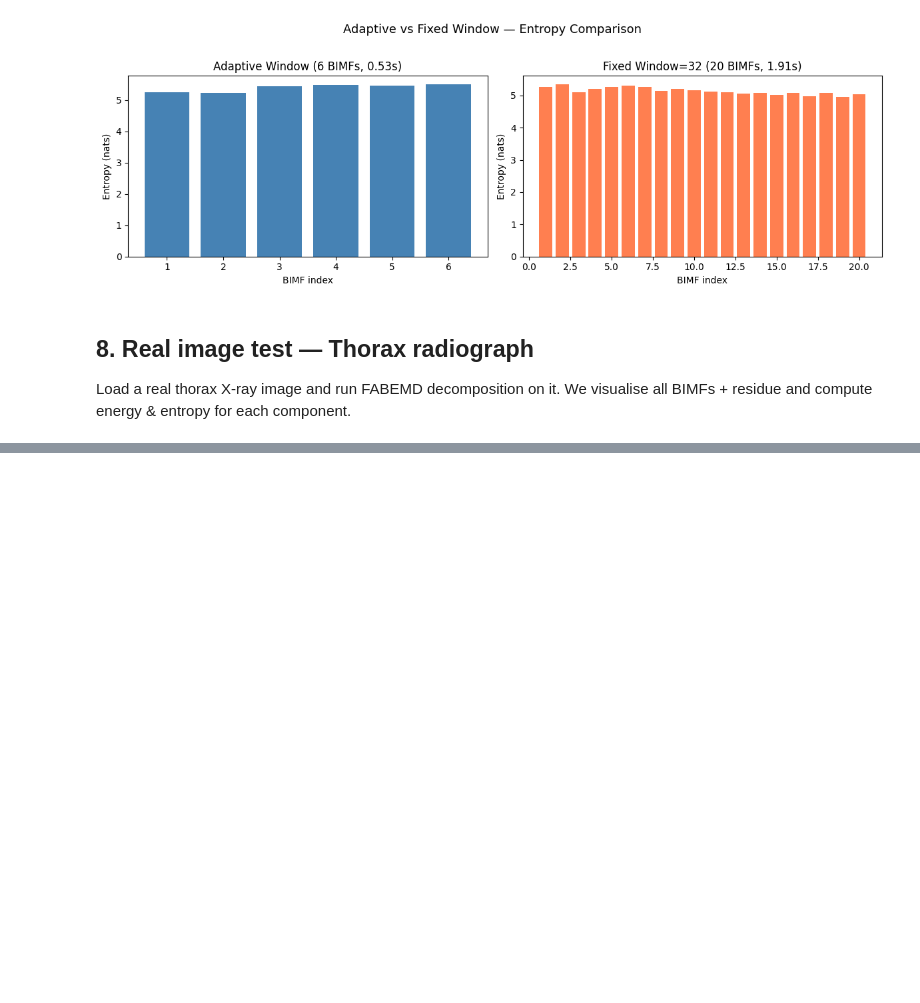
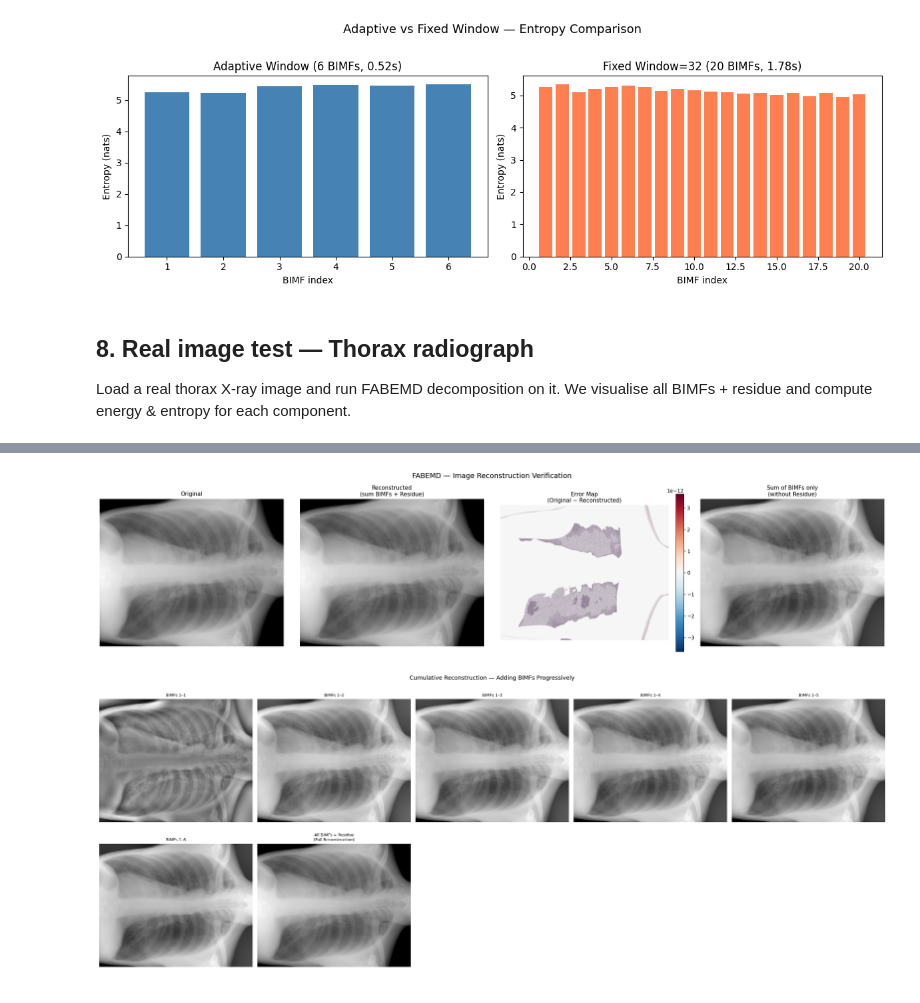
Before and after one commit to Madeena-software/pace_implementation, a Jupyter notebook: fabemd.ipynb, the cells around one changed output, grey strips where cells are left out. Cells and saved outputs as stored; diff of their text form; code cells hidden in the pictures; blank space fills up the shorter version.

```diff
--- a/fabemd.ipynb
+++ b/fabemd.ipynb
@@ -541,0 +565,76 @@ print(f"\nReconstruction error (max |original - (sum BIMFs + residue)|): {max_er
+# %%
+# --- Reconstruct image from BIMFs + Residue ---
+
+# Sum all BIMFs
+bimf_sum = sum(real_bimfs)
+bimf_sum_np = _to_numpy(bimf_sum)
+
+# Full reconstruction = sum(BIMFs) + residue
+reconstructed = bimf_sum + real_residue
+reconstructed_np = _to_numpy(reconstructed)
+
+# Compute error map
+error_map = real_img - reconstructed_np
+
+print("=== Reconstruction Summary ===")
+print(f"  Original shape:       {real_img.shape}")
+print(f"  # BIMFs used:         {len(real_bimfs)}")
+print(f"  Original range:       [{real_img.min():.2f}, {real_img.max():.2f}]")
+print(f"  Reconstructed range:  [{reconstructed_np.min():.2f}, {reconstructed_np.max():.2f}]")
+print(f"  Max absolute error:   {np.max(np.abs(error_map)):.2e}")
+print(f"  Mean absolute error:  {np.mean(np.abs(error_map)):.2e}")
+print(f"  RMSE:                 {np.sqrt(np.mean(error_map**2)):.2e}")
+
+# --- Side-by-side: Original vs Reconstructed vs Error ---
+fig, axes = plt.subplots(1, 4, figsize=(22, 5))
+
+axes[0].imshow(real_img, cmap='gray')
+axes[0].set_title('Original', fontsize=11)
+axes[0].axis('off')
+
+axes[1].imshow(reconstructed_np, cmap='gray')
+axes[1].set_title('Reconstructed\n(sum BIMFs + Residue)', fontsize=11)
+axes[1].axis('off')
+
+im_err = axes[2].imshow(error_map, cmap='RdBu_r', vmin=-np.max(np.abs(error_map)), vmax=np.max(np.abs(error_map)))
+axes[2].set_title('Error Map\n(Original − Reconstructed)', fontsize=11)
+axes[2].axis('off')
+plt.colorbar(im_err, ax=axes[2], fraction=0.046, pad=0.04)
+
+# Show what each BIMF contributes: cumulative reconstruction
+axes[3].imshow(bimf_sum_np, cmap='gray')
+axes[3].set_title('Sum of BIMFs only\n(without Residue)', fontsize=11)
+axes[3].axis('off')
+
+plt.suptitle('FABEMD — Image Reconstruction Verification', fontsize=14, y=1.02)
+plt.tight_layout()
+plt.show()
+
+# --- Cumulative reconstruction: adding BIMFs one-by-one ---
+n_bimfs = len(real_bimfs)
+ncols = min(n_bimfs + 1, 5)
+nrows = (n_bimfs + 1 + ncols - 1) // ncols
+
+fig, axes = plt.subplots(nrows, ncols, figsize=(5 * ncols, 5 * nrows))
+axes_flat = np.atleast_2d(axes).ravel()
+
+cumulative = _to_xp(np.zeros_like(real_img))
+for i, bimf in enumerate(real_bimfs):
+    cumulative = cumulative + bimf
+    ax = axes_flat[i]
+    ax.imshow(_to_numpy(cumulative), cmap='gray')
+    ax.set_title(f'BIMFs 1–{i+1}', fontsize=9)
+    ax.axis('off')
+
+# Final panel: cumulative + residue = full reconstruction
+axes_flat[n_bimfs].imshow(_to_numpy(cumulative + real_residue), cmap='gray')
+axes_flat[n_bimfs].set_title(f'All BIMFs + Residue\n(Full Reconstruction)', fontsize=9)
+axes_flat[n_bimfs].axis('off')
+
+for j in range(n_bimfs + 1, len(axes_flat)):
+    axes_flat[j].axis('off')
+
+plt.suptitle('Cumulative Reconstruction — Adding BIMFs Progressively', fontsize=13)
+plt.tight_layout()
+plt.show()
+# %% [output]
@@ -541,0 +649,2 @@ print(f"\nReconstruction error (max |original - (sum BIMFs + residue)|): {max_er
+[figure, added]
+[figure, added]
```
Also changed, not shown: parts of 9 cells of this notebook.
